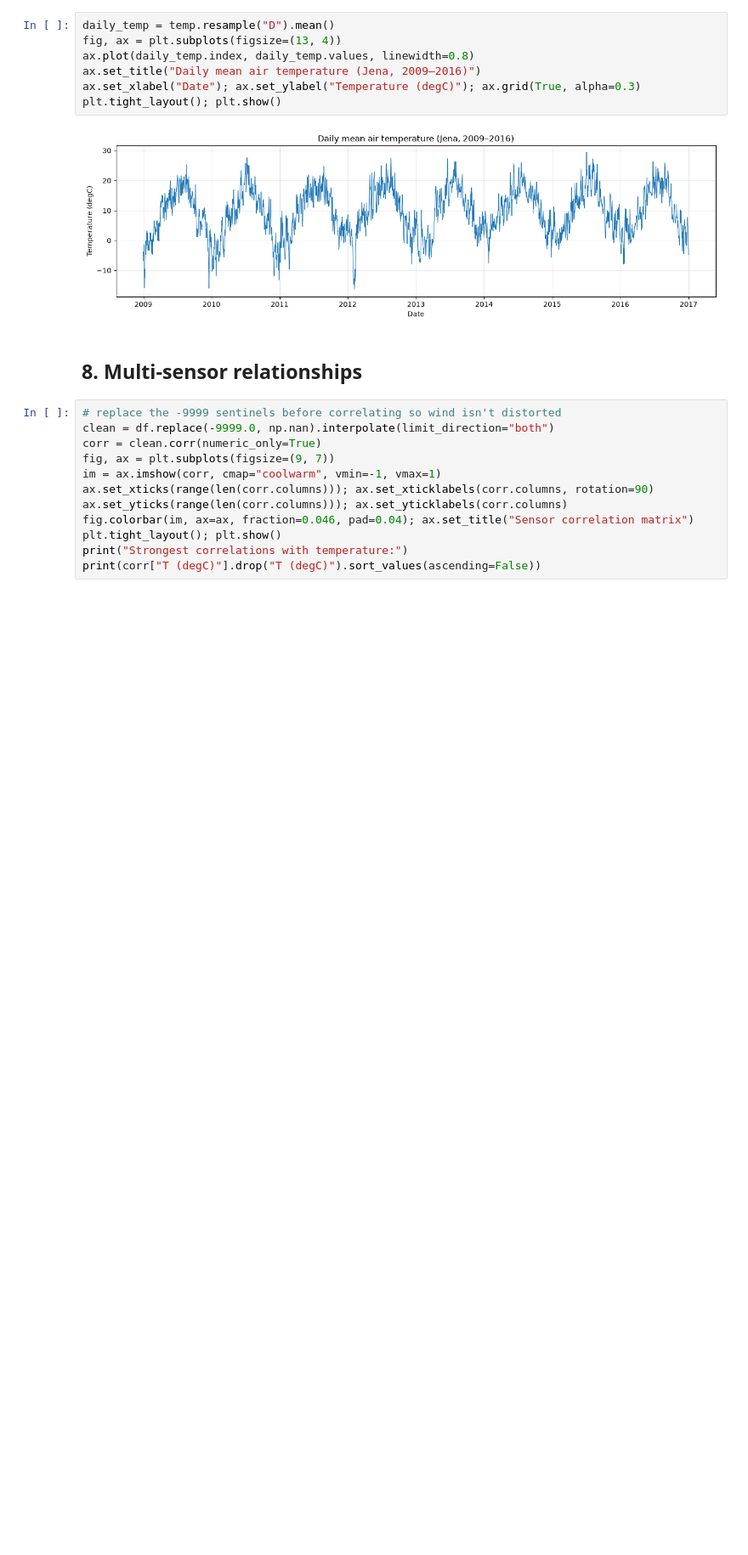
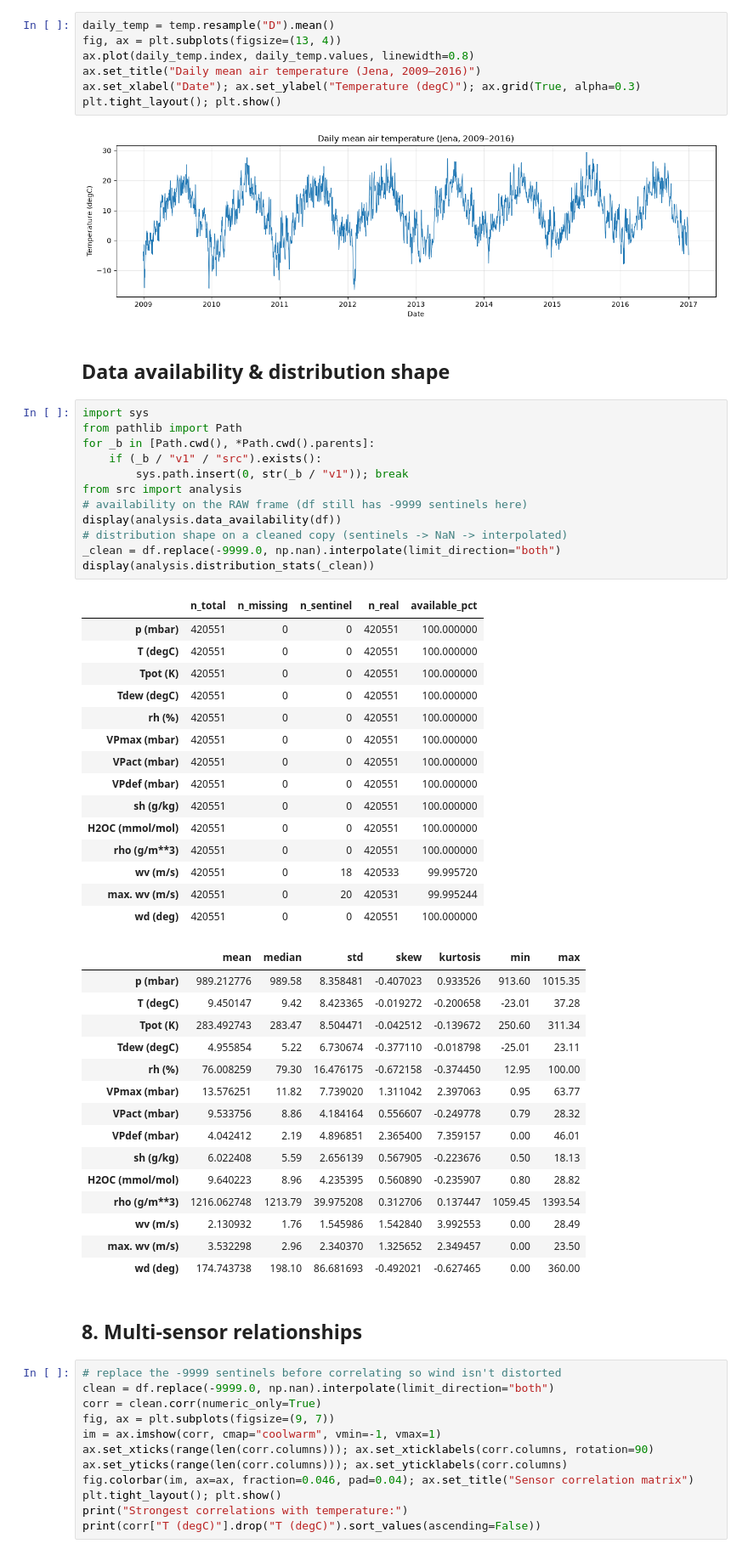
Before and after one commit to bellosahmed/time_series_hci, a Jupyter notebook: v1/notebooks/01_data_exploration_and_visualization.ipynb, the cells around one changed output. Shown at 85% size. Saved outputs shown, nothing was run; the diff lists cells and outputs as text; blank space fills up the shorter version.

```diff
--- a/v1/notebooks/01_data_exploration_and_visualization.ipynb
+++ b/v1/notebooks/01_data_exploration_and_visualization.ipynb
@@ -142,6 +142,51 @@ ax.set_xlabel("Date"); ax.set_ylabel("Temperature (degC)"); ax.grid(True, alpha=
 plt.tight_layout(); plt.show()
 # %% [output]
 [figure]
+# %% [markdown]
+## Data availability & distribution shape
+# %%
+import sys
+from pathlib import Path
+for _b in [Path.cwd(), *Path.cwd().parents]:
+    if (_b / "v1" / "src").exists():
+        sys.path.insert(0, str(_b / "v1")); break
+from src import analysis
+# availability on the RAW frame (df still has -9999 sentinels here)
+display(analysis.data_availability(df))
+# distribution shape on a cleaned copy (sentinels -> NaN -> interpolated)
+_clean = df.replace(-9999.0, np.nan).interpolate(limit_direction="both")
+display(analysis.distribution_stats(_clean))
+# %% [output]
+|  | n_total | n_missing | n_sentinel | n_real | available_pct |
+| p (mbar) | 420551 | 0 | 0 | 420551 | 100.000000 |
+| T (degC) | 420551 | 0 | 0 | 420551 | 100.000000 |
+| Tpot (K) | 420551 | 0 | 0 | 420551 | 100.000000 |
+| Tdew (degC) | 420551 | 0 | 0 | 420551 | 100.000000 |
+| rh (%) | 420551 | 0 | 0 | 420551 | 100.000000 |
+| VPmax (mbar) | 420551 | 0 | 0 | 420551 | 100.000000 |
+| VPact (mbar) | 420551 | 0 | 0 | 420551 | 100.000000 |
+| VPdef (mbar) | 420551 | 0 | 0 | 420551 | 100.000000 |
+| sh (g/kg) | 420551 | 0 | 0 | 420551 | 100.000000 |
+| H2OC (mmol/mol) | 420551 | 0 | 0 | 420551 | 100.000000 |
+| rho (g/m**3) | 420551 | 0 | 0 | 420551 | 100.000000 |
+| wv (m/s) | 420551 | 0 | 18 | 420533 | 99.995720 |
+| max. wv (m/s) | 420551 | 0 | 20 | 420531 | 99.995244 |
+| wd (deg) | 420551 | 0 | 0 | 420551 | 100.000000 |
+|  | mean | median | std | skew | kurtosis | min | max |
+| p (mbar) | 989.212776 | 989.58 | 8.358481 | -0.407023 | 0.933526 | 913.60 | 1015.35 |
+| T (degC) | 9.450147 | 9.42 | 8.423365 | -0.019272 | -0.200658 | -23.01 | 37.28 |
+| Tpot (K) | 283.492743 | 283.47 | 8.504471 | -0.042512 | -0.139672 | 250.60 | 311.34 |
+| Tdew (degC) | 4.955854 | 5.22 | 6.730674 | -0.377110 | -0.018798 | -25.01 | 23.11 |
+| rh (%) | 76.008259 | 79.30 | 16.476175 | -0.672158 | -0.374450 | 12.95 | 100.00 |
+| VPmax (mbar) | 13.576251 | 11.82 | 7.739020 | 1.311042 | 2.397063 | 0.95 | 63.77 |
+| VPact (mbar) | 9.533756 | 8.86 | 4.184164 | 0.556607 | -0.249778 | 0.79 | 28.32 |
+| VPdef (mbar) | 4.042412 | 2.19 | 4.896851 | 2.365400 | 7.359157 | 0.00 | 46.01 |
+| sh (g/kg) | 6.022408 | 5.59 | 2.656139 | 0.567905 | -0.223676 | 0.50 | 18.13 |
+| H2OC (mmol/mol) | 9.640223 | 8.96 | 4.235395 | 0.560890 | -0.235907 | 0.80 | 28.82 |
+| rho (g/m**3) | 1216.062748 | 1213.79 | 39.975208 | 0.312706 | 0.137447 | 1059.45 | 1393.54 |
+| wv (m/s) | 2.130932 | 1.76 | 1.545986 | 1.542840 | 3.992553 | 0.00 | 28.49 |
+| max. wv (m/s) | 3.532298 | 2.96 | 2.340370 | 1.325652 | 2.349457 | 0.00 | 23.50 |
+| wd (deg) | 174.743738 | 198.10 | 86.681693 | -0.492021 | -0.627465 | 0.00 | 360.00 |
 # %% [markdown]
 ## 8. Multi-sensor relationships
 # %%
```
Also changed, not shown: 1 other file.
